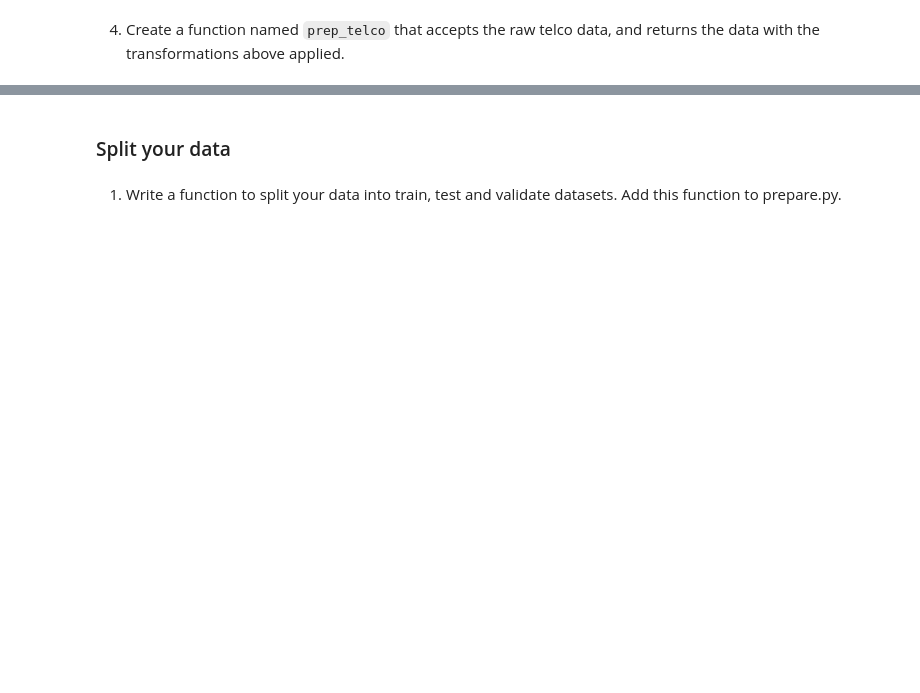
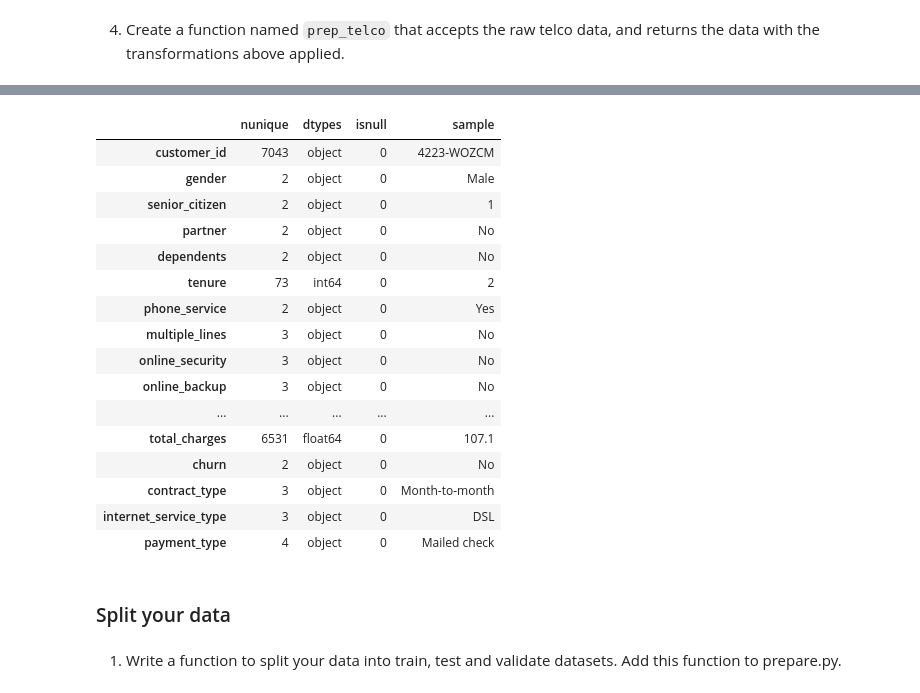
Before and after one commit to Michael-Nelson361/classification-exercises, a Jupyter notebook: classification_exercises.ipynb, the cells around one changed output, grey strips where cells are left out. Saved outputs shown, nothing was run; the diff lists cells and outputs as text; code cells hidden in the pictures; blank space fills up the shorter version.

```diff
--- a/classification_exercises.ipynb
+++ b/classification_exercises.ipynb
@@ -62,2 +182,29 @@ Reading from file...
+# %%
+# Replace nulls with None
+telco.internet_service_type = np.where(telco.internet_service_type.isnull(),'None',telco.internet_service_type)
 # %% [markdown]
 4. Create a function named `prep_telco` that accepts the raw telco data, and returns the data with the transformations above applied.
+# %%
+def prep_telco(telco):
+    """
+    ADD ME
+    """
+    # Drop extra ID columns
+    telco = telco.drop(columns=['payment_type_id','internet_service_type_id','contract_type_id'],errors='ignore')
+
+    # Replace nulls in internet_service_type with None
+    telco.internet_service_type = np.where(telco.internet_service_type.isnull(),'None',telco.internet_service_type)
+
+    # Fix fake nulls in total_charges
+    telco.total_charges = np.where(telco.total_charges==' ',telco.tenure*telco.monthly_charges,telco.total_charges)
+    telco.total_charges = telco.total_charges.astype(float)
+
+    # Convert categoricals into objects
+    for col in telco.columns:
+        if telco[col].dtype != 'object' and telco[col].nunique() < 10:
+            telco[col] = telco[col].astype(object)
+
+    return telco
+# %%
+# test the function
+telco = acquire.get_telco_data()
@@ -63,0 +223,2 @@ Reading from file...
+# %%
+telco = prep_telco(telco)
@@ -64,3 +235,23 @@ Reading from file...
+# %%
+env.df_info(telco)
+# %% [output]
+|  | nunique | dtypes | isnull | sample |
+| customer_id | 7043 | object | 0 | 4223-WOZCM |
+| gender | 2 | object | 0 | Male |
+| senior_citizen | 2 | object | 0 | 1 |
+| partner | 2 | object | 0 | No |
+| dependents | 2 | object | 0 | No |
+| tenure | 73 | int64 | 0 | 2 |
+| phone_service | 2 | object | 0 | Yes |
+| multiple_lines | 3 | object | 0 | No |
+| online_security | 3 | object | 0 | No |
+| online_backup | 3 | object | 0 | No |
+| ... | ... | ... | ... | ... |
+| total_charges | 6531 | float64 | 0 | 107.1 |
+| churn | 2 | object | 0 | No |
+| contract_type | 3 | object | 0 | Month-to-month |
+| internet_service_type | 3 | object | 0 | DSL |
+| payment_type | 4 | object | 0 | Mailed check |
 # %% [markdown]
 ### Split your data
 # %% [markdown]
```
Also changed, not shown: parts of 23 cells of this notebook.
